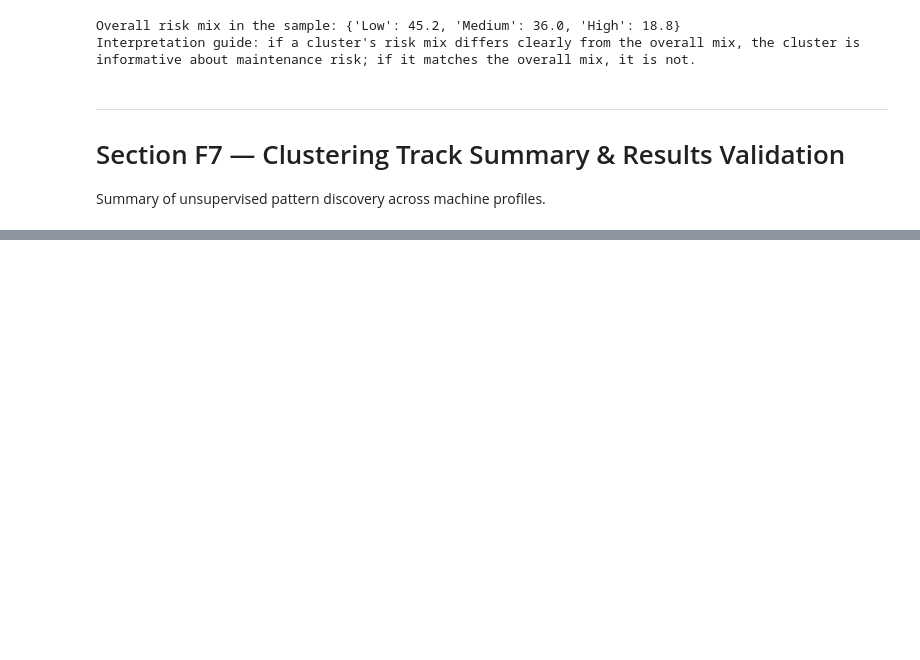
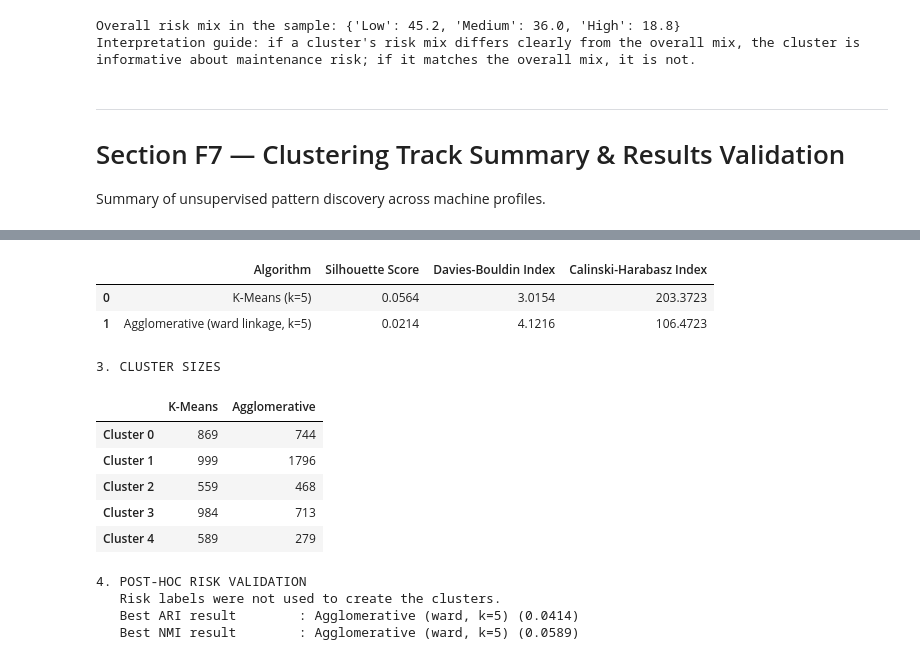
Before and after one commit to kanchamreddysairakeshreddy-wq/ML_MODEL, a Jupyter notebook: notebooks/clustering.ipynb, the cells around one changed output, grey strips where cells are left out. Drawn from its saved outputs; the diff is of its cells as text; code cells hidden in the pictures; blank space fills up the shorter version.

Commit message:
feat: finalize classification and clustering summaries

```diff
--- a/notebooks/clustering.ipynb
+++ b/notebooks/clustering.ipynb
@@ -2021,0 +1992,64 @@ if os.path.exists(RESULTS_DIR):
+# %%
+print("=" * 90)
+print("EXECUTIVE SUMMARY - MACHINE OPERATING PROFILE CLUSTERING")
+print("=" * 90)
+
+best_internal = clustering_results.loc[
+    clustering_results["Silhouette Score"].idxmax()
+]
+best_external = validation_df.loc[
+    validation_df["Adjusted Rand Index"].idxmax()
+]
+two_component_variance = float(pca.explained_variance_ratio_[:2].sum())
+
+print("\n1. DATA AND DESIGN")
+print(f"   Records analysed       : {X_cluster.shape[0]:,}")
+print(f"   Clustering features    : {X_cluster.shape[1]} numeric features")
+print("   Pre-processing         : 1st-99th percentile winsorisation, then StandardScaler")
+print("   Targets used for fit   : none; maintenance_risk was held out until validation")
+
+print("\n2. MODEL SELECTION")
+print(f"   Geometric elbow k      : {elbow_k}")
+print(f"   Highest silhouette k   : {silhouette_best_k}")
+print(f"   Selected k             : {K_CLUSTERS} (used by both algorithms)")
+print(f"   Best internal result   : {best_internal['Algorithm']}")
+
+internal_view = clustering_results[[
+    "Algorithm", "Silhouette Score", "Davies-Bouldin Index",
+    "Calinski-Harabasz Index"
+]].round(4)
+display(internal_view)
+
+print("3. CLUSTER SIZES")
+cluster_sizes = pd.DataFrame({
+    "K-Means": pd.Series(kmeans_labels).value_counts().sort_index(),
+    "Agglomerative": pd.Series(agglo_labels).value_counts().sort_index(),
+}).fillna(0).astype(int)
+cluster_sizes.index = [f"Cluster {i}" for i in cluster_sizes.index]
+display(cluster_sizes)
+
+print("4. POST-HOC RISK VALIDATION")
+print("   Risk labels were not used to create the clusters.")
+print(f"   Best ARI result        : {best_external['Algorithm']} ({best_external['Adjusted Rand Index']:.4f})")
+best_nmi = validation_df.loc[validation_df["Normalised Mutual Info"].idxmax()]
+print(f"   Best NMI result        : {best_nmi['Algorithm']} ({best_nmi['Normalised Mutual Info']:.4f})")
+display(validation_df.round(4))
+
+print("5. INTERPRETATION")
+if best_internal["Silhouette Score"] < 0.25:
+    print("   The silhouette score is weak (< 0.25): the operating profiles overlap substantially.")
+    print("   Clusters should therefore be treated as exploratory segments, not sharply separated machine types.")
+elif best_internal["Silhouette Score"] < 0.5:
+    print("   The silhouette score indicates moderate separation; segments are useful but overlap remains.")
+else:
+    print("   The silhouette score indicates comparatively strong separation between segments.")
+print(f"   PCA's first two components explain {two_component_variance:.1%} of variance; PCA plots are only a 2-D view.")
+print("   Use the cluster-profile heatmap and risk-mix chart for operational interpretation; do not infer causality.")
+
+print("6. OUTPUTS")
+if os.path.exists(RESULTS_DIR):
+    for fname in sorted(os.listdir(RESULTS_DIR)):
+        if "clustering" in fname or "agglomerative" in fname:
+            print(f"   {RESULTS_DIR}/{fname}")
+print("=" * 90)
+# %% [output]
@@ -2021,0 +2071,14 @@ if os.path.exists(RESULTS_DIR):
+|  | Algorithm | Silhouette Score | Davies-Bouldin Index | Calinski-Harabasz Index |
+| 0 | K-Means (k=5) | 0.0564 | 3.0154 | 203.3723 |
+| 1 | Agglomerative (ward linkage, k=5) | 0.0214 | 4.1216 | 106.4723 |
+3. CLUSTER SIZES
+|  | K-Means | Agglomerative |
+| Cluster 0 | 869 | 744 |
+| Cluster 1 | 999 | 1796 |
+| Cluster 2 | 559 | 468 |
+| Cluster 3 | 984 | 713 |
+| Cluster 4 | 589 | 279 |
+4. POST-HOC RISK VALIDATION
+   Risk labels were not used to create the clusters.
+   Best ARI result        : Agglomerative (ward, k=5) (0.0414)
+   Best NMI result        : Agglomerative (ward, k=5) (0.0589)
```
Also changed, not shown: parts of 12 cells of this notebook, 1 other file.
